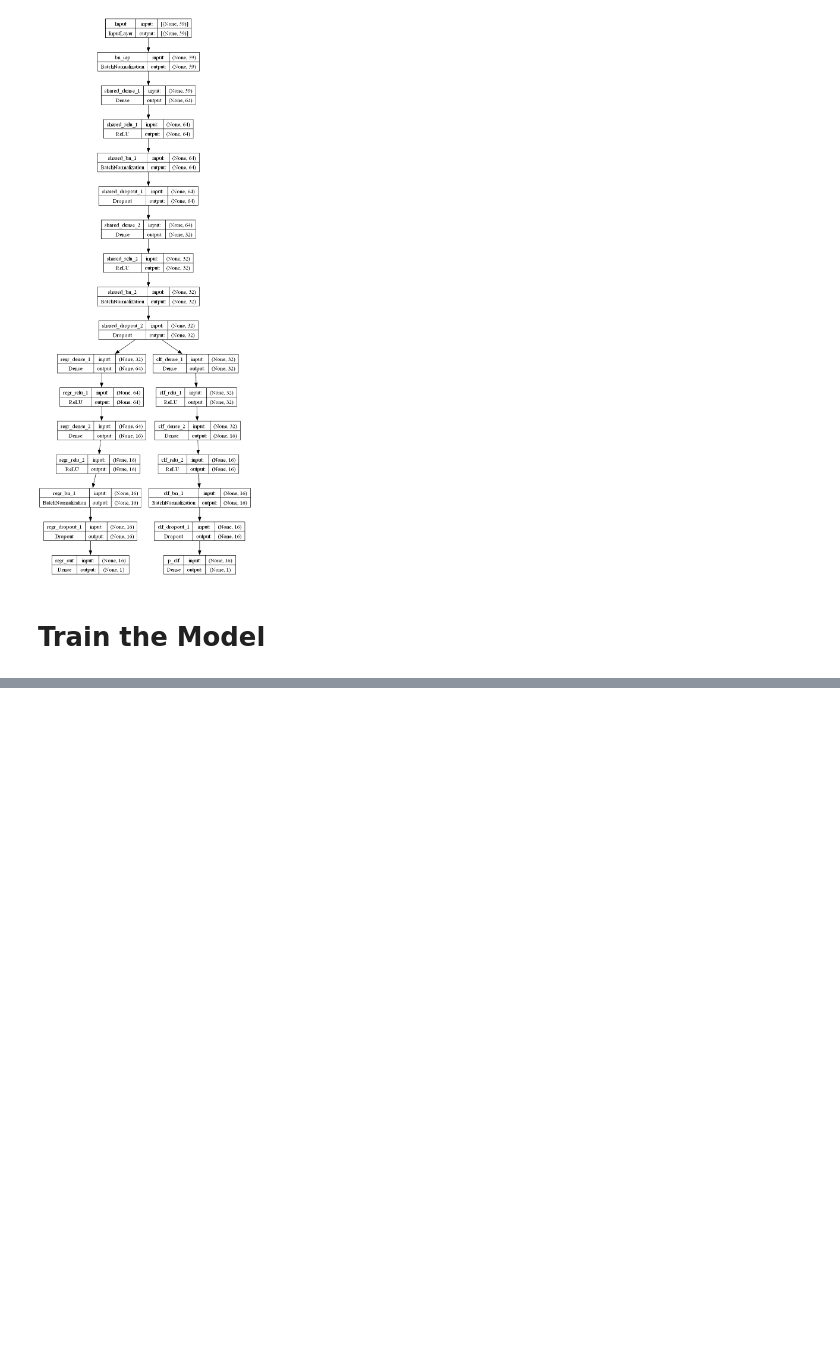
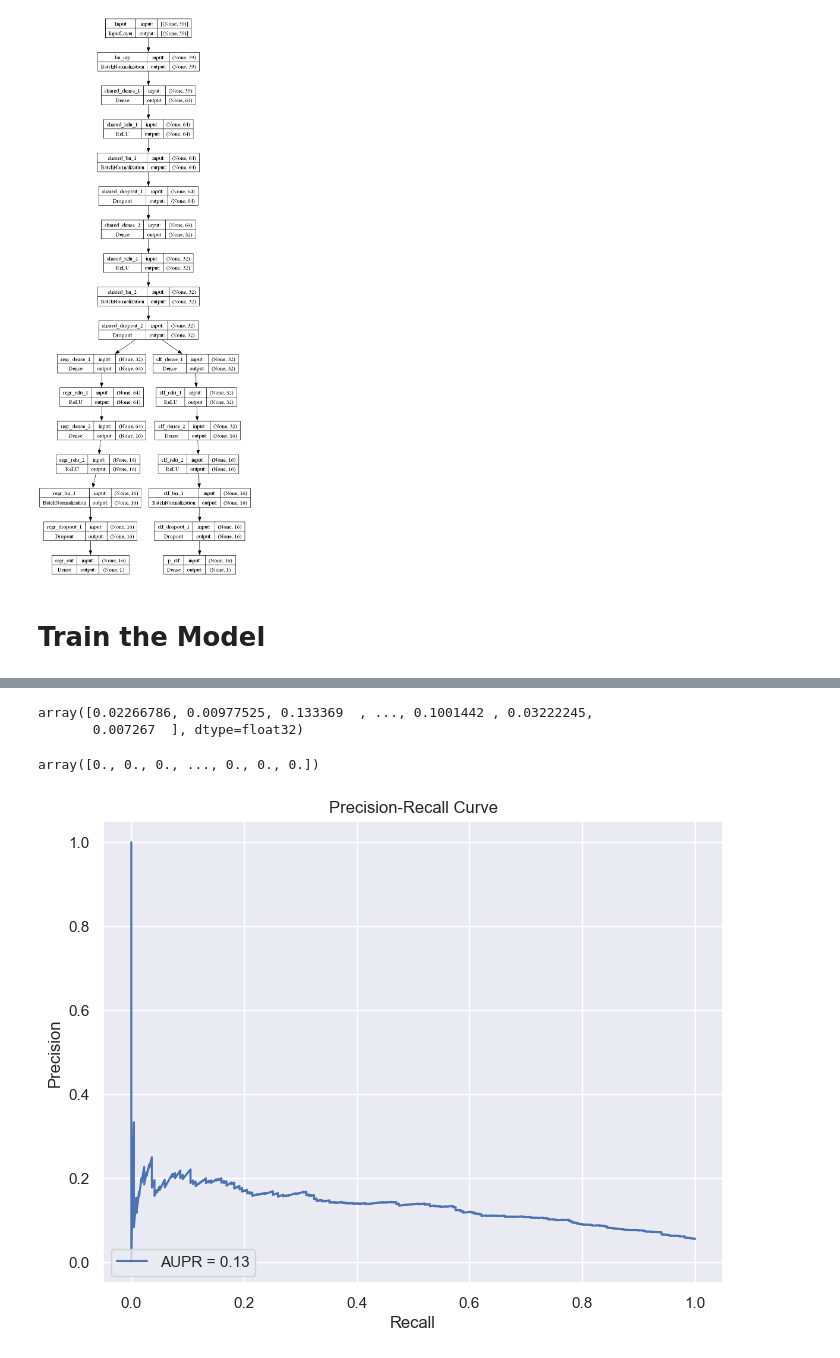
Before and after one commit to beercafeguy/dl-a-z, a Jupyter notebook: notebooks/common_solutions/multitask_model.ipynb, the cells around one changed output, grey strips where cells are left out. Cells and saved outputs as stored; diff of their text form; code cells hidden in the pictures; blank space fills up the shorter version.

```diff
--- a/notebooks/common_solutions/multitask_model.ipynb
+++ b/notebooks/common_solutions/multitask_model.ipynb
@@ -438,0 +448,2 @@ Epoch 82/500
+# %%
+y_pred = mtl_model.predict(X_test_scaled)
@@ -438,0 +452,32 @@ Epoch 82/500
+# %%
+y_pred[1].reshape(1,-1)[0]
+# %% [output]
+array([0.02266786, 0.00977525, 0.133369  , ..., 0.1001442 , 0.03222245,
+       0.007267  ], dtype=float32)
+# %%
+from sklearn.metrics import precision_recall_curve, auc
+import matplotlib.pyplot as plt
+
+def plot_aupr(y_true, y_pred):
+    precision, recall, _ = precision_recall_curve(y_true, y_pred)
+    aupr = auc(recall, precision)
+
+    plt.figure(figsize=(8, 6))
+    plt.plot(recall, precision, label=f'AUPR = {aupr:.2f}')
+    plt.xlabel('Recall')
+    plt.ylabel('Precision')
+    plt.title('Precision-Recall Curve')
+    plt.legend(loc='lower left')
+    plt.grid(True)
+    plt.show()
+# %%
+y_test_scaled.viral.values
+# %% [output]
+array([0., 0., 0., ..., 0., 0., 0.])
+# %%
+y_true_in = y_test_scaled.viral.values
+y_pred_in = y_pred[1].reshape(1,-1)[0]
+
+plot_aupr(y_true_in, y_pred_in)
+# %% [output]
+[figure, added]
```
Also changed, not shown: parts of 8 cells of this notebook.
